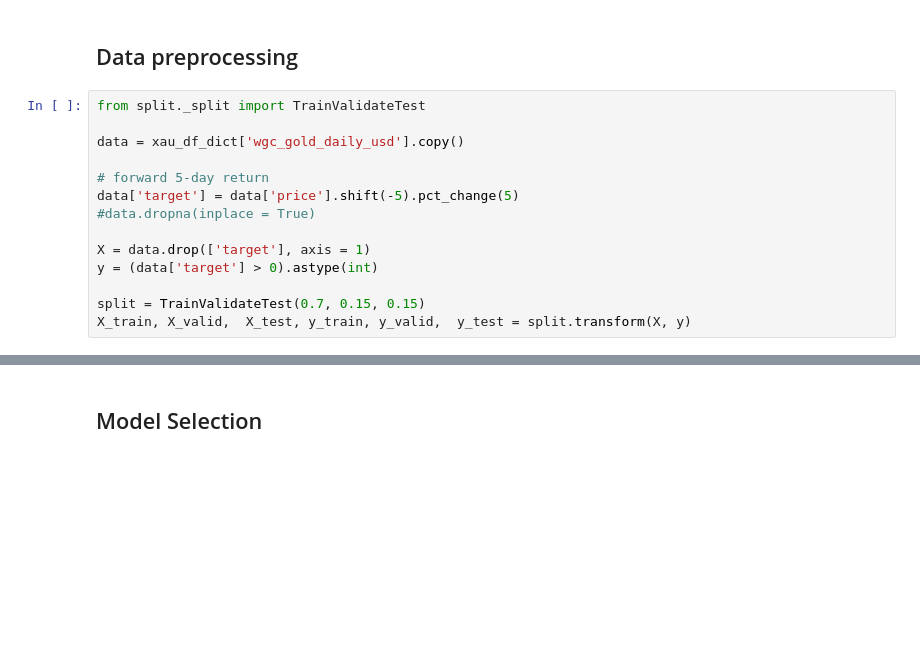
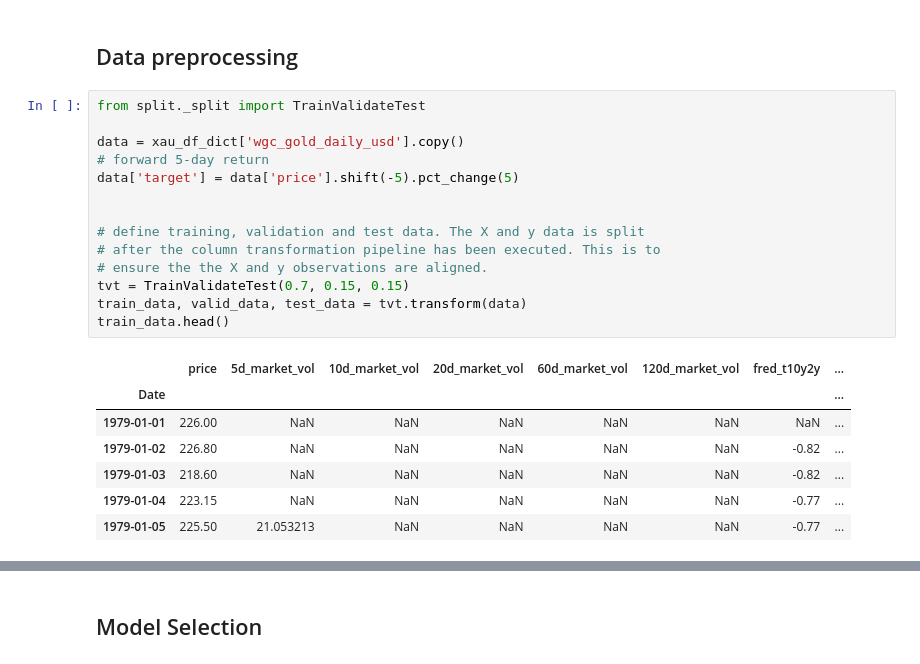
Before and after one commit to jbmoorhouse/gold_returns_predictor, a Jupyter notebook: analysis.ipynb, the cells around one changed output, grey strips where cells are left out. Saved outputs shown, nothing was run; the diff lists cells and outputs as text; blank space fills up the shorter version.

```diff
--- a/analysis.ipynb
+++ b/analysis.ipynb
@@ -293,15 +293,23 @@ class MacdStrategy(BaseStrategy):
 # %%
 from split._split import TrainValidateTest
 
 data = xau_df_dict['wgc_gold_daily_usd'].copy()
-
 # forward 5-day return
 data['target'] = data['price'].shift(-5).pct_change(5)
-#data.dropna(inplace = True)
 
-X = data.drop(['target'], axis = 1)
-y = (data['target'] > 0).astype(int)
 
-split = TrainValidateTest(0.7, 0.15, 0.15)
-X_train, X_valid,  X_test, y_train, y_valid,  y_test = split.transform(X, y)
+# define training, validation and test data. The X and y data is split
+# after the column transformation pipeline has been executed. This is to
+# ensure the the X and y observations are aligned.
+tvt = TrainValidateTest(0.7, 0.15, 0.15)
+train_data, valid_data, test_data = tvt.transform(data)
+train_data.head()
+# %% [output]
+|  | price | 5d_market_vol | 10d_market_vol | 20d_market_vol | 60d_market_vol | 120d_market_vol | fred_t10y2y | ... |
+| Date |  |  |  |  |  |  |  | ... |
+| 1979-01-01 | 226.00 | NaN | NaN | NaN | NaN | NaN | NaN | ... |
+| 1979-01-02 | 226.80 | NaN | NaN | NaN | NaN | NaN | -0.82 | ... |
+| 1979-01-03 | 218.60 | NaN | NaN | NaN | NaN | NaN | -0.82 | ... |
+| 1979-01-04 | 223.15 | NaN | NaN | NaN | NaN | NaN | -0.77 | ... |
+| 1979-01-05 | 225.50 | 21.053213 | NaN | NaN | NaN | NaN | -0.77 | ... |
 # %%
```
Also changed, not shown: parts of 19 cells of this notebook, 2 other files.
